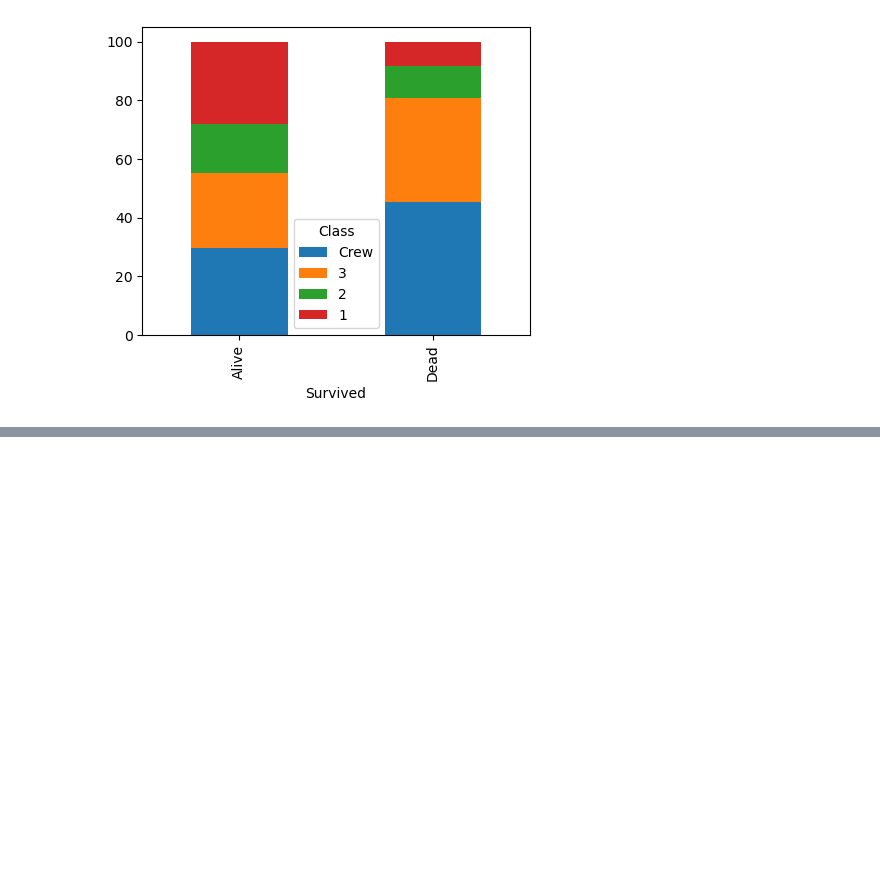
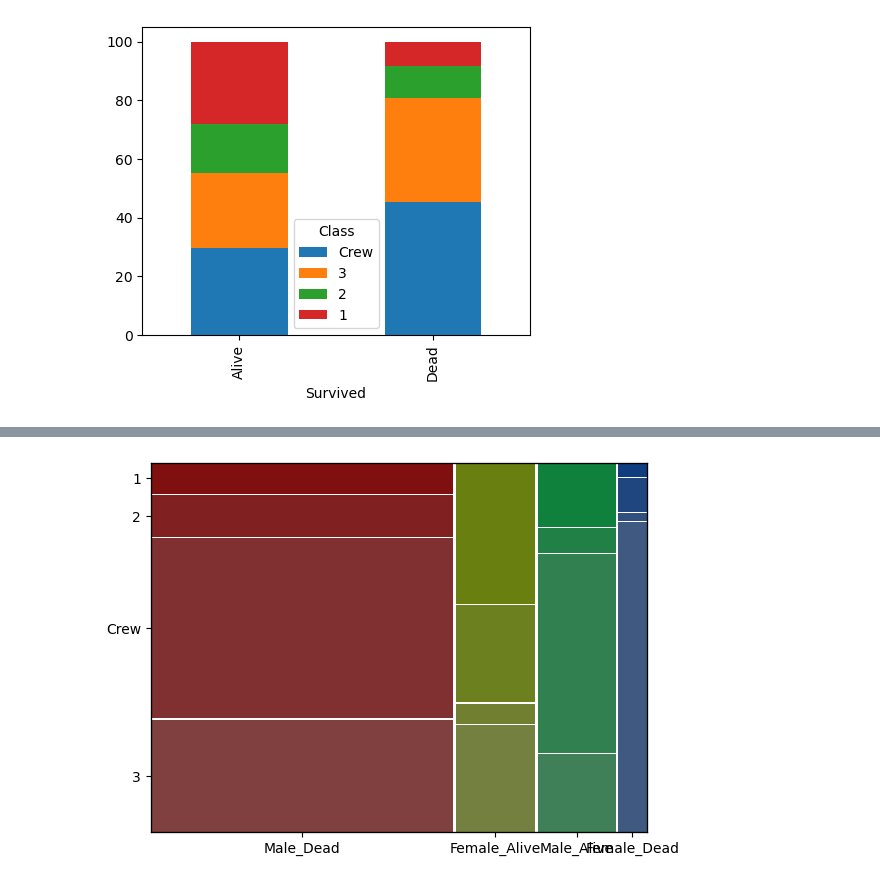
Before and after one commit to StephenDSNYC/IS5, a Jupyter notebook: code/ch03/ch03titanic.ipynb, the cells around one changed output, grey strips where cells are left out. Saved outputs shown, nothing was run; the diff lists cells and outputs as text; code cells hidden in the pictures; blank space fills up the shorter version.

```diff
--- a/code/ch03/ch03titanic.ipynb
+++ b/code/ch03/ch03titanic.ipynb
@@ -91,0 +95,6 @@ mosaic(data=pd.crosstab(index=titanic.Class, columns=titanic.Survived),
+# %%
+df = pd.DataFrame([titanic['Sex'].astype(str) + '_' + titanic['Survived'].astype(str),
+                   titanic['Class']], index=['Sex_Survived', 'Class']).T
+mosaic(df, ['Sex_Survived', 'Class'], labelizer=lambda k: None);
+# %% [output]
+[figure, added]
```
Also changed, not shown: parts of 2 cells of this notebook.
